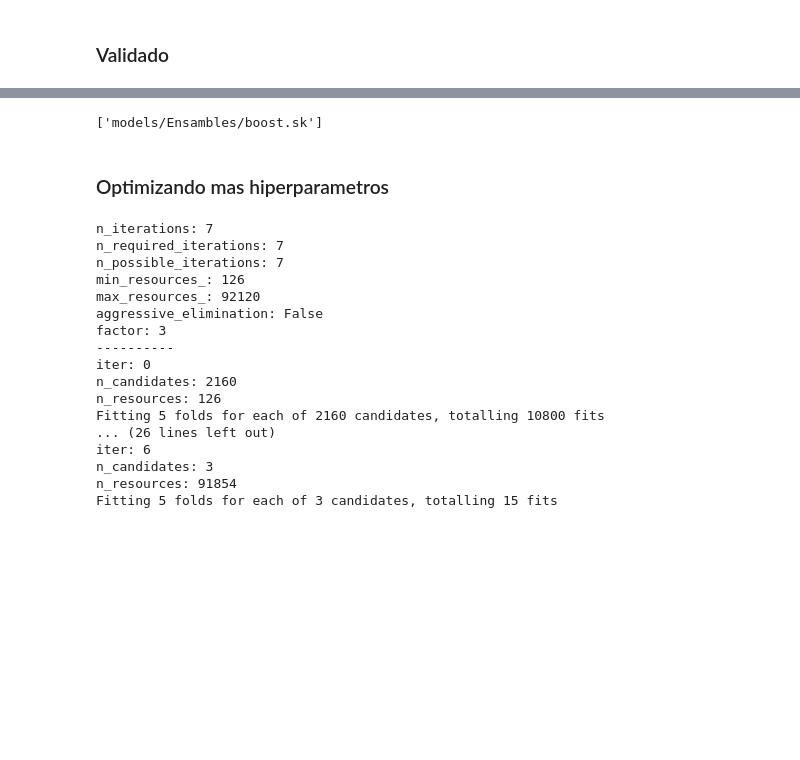
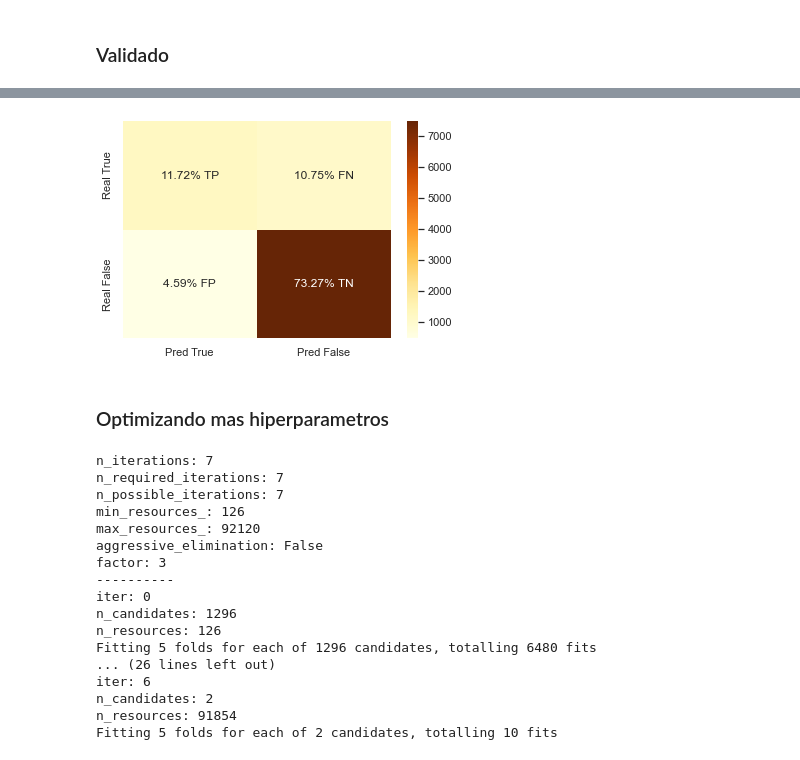
Before and after one commit to NicolasEzequielZulaicaRivera/OD_TPS, a Jupyter notebook: TP2/boosting.ipynb, the cells around one changed output, grey strips where cells are left out. Saved outputs shown, nothing was run; the diff lists cells and outputs as text; code cells hidden in the pictures; blank space fills up the shorter version.

Commit message:
Refactor Boost

```diff
--- a/TP2/boosting.ipynb
+++ b/TP2/boosting.ipynb
@@ -31,9 +32,9 @@ runValidated2 = False
 # %% [markdown]
 **Save :** Guardar Modelo (pisa anterior)
 # %%
-saveSimple = False
-saveValidated = False
-saveValidated2 = False
+saveSimple = True
+saveValidated = True
+saveValidated2 = True
 # %% [markdown]
 ### Preprocesamiento
 # %%
@@ -123,10 +128,10 @@ if( runValidated ):
         'learning_rate': [0.05,0.1,0.2],
     }
 
-    boost_grid = HalvingGridSearchCV(
+    boost_grid = RandomizedSearchCV(
         boost,
         params,
-        scoring='accuracy',
+        scoring='roc_auc',
         n_jobs=MAX_JOBS,
         return_train_score=True,
         verbose=1
@@ -147,7 +152,8 @@ Best params {'learning_rate': 0.05, 'loss': 'deviance', 'max_depth': 12, 'min_sa
 # %%
 boost = boost_grid.best_estimator_
 # %%
-%time
+%%time
 pred = boost.predict(val_feat)
-score(pred, val_targ)
+prob = boost.predict_proba(val_feat)
+score(val_targ, pred, prob[:,1])
 # %% [output]
@@ -157,8 +167,7 @@ ACCURACY: 0.8520906604142243
+[figure, added]
 # %%
 if(saveValidated):
     dump(boost, 'models/Ensambles/boost.sk')
-# %% [output]
-['models/Ensambles/boost.sk']
 # %% [markdown]
 ### Optimizando mas hiperparametros
 # %%
@@ -168,10 +177,10 @@ if( runValidated2 ):
     )
 
     params = {
-        'max_depth': np.arange(10, 20, 2),
+        'max_depth': np.arange(15, 19, 1),
         'min_samples_leaf': np.arange(50, 200, 50),
         'min_samples_split': np.arange(50, 200, 50),
-        'n_estimators': np.arange(100,300,50),
+        'n_estimators': np.arange(200,500,100),
         'loss': ['deviance', 'exponential'],
         'learning_rate': [0.03,0.05,0.07],
         'criterion' :['friedman_mse','squared_error']
@@ -180,7 +189,7 @@ if( runValidated2 ):
     boost_grid2 = HalvingGridSearchCV(
         boost2,
         params,
-        scoring='accuracy',
+        scoring='roc_auc',
         n_jobs=MAX_JOBS,
         return_train_score=True,
         verbose=1
@@ -202,14 +211,14 @@ aggressive_elimination: False
 factor: 3
 ----------
 iter: 0
-n_candidates: 2160
+n_candidates: 1296
 n_resources: 126
-Fitting 5 folds for each of 2160 candidates, totalling 10800 fits
+Fitting 5 folds for each of 1296 candidates, totalling 6480 fits
 ... (26 lines left out)
 iter: 6
-n_candidates: 3
+n_candidates: 2
 n_resources: 91854
-Fitting 5 folds for each of 3 candidates, totalling 15 fits
+Fitting 5 folds for each of 2 candidates, totalling 10 fits
 # %%
 print(f"Best score: {boost_grid2.best_score_}")
 print(f"Best params {boost_grid2.best_params_}")
```
Also changed, not shown: parts of 8 cells of this notebook, 4 other files.
